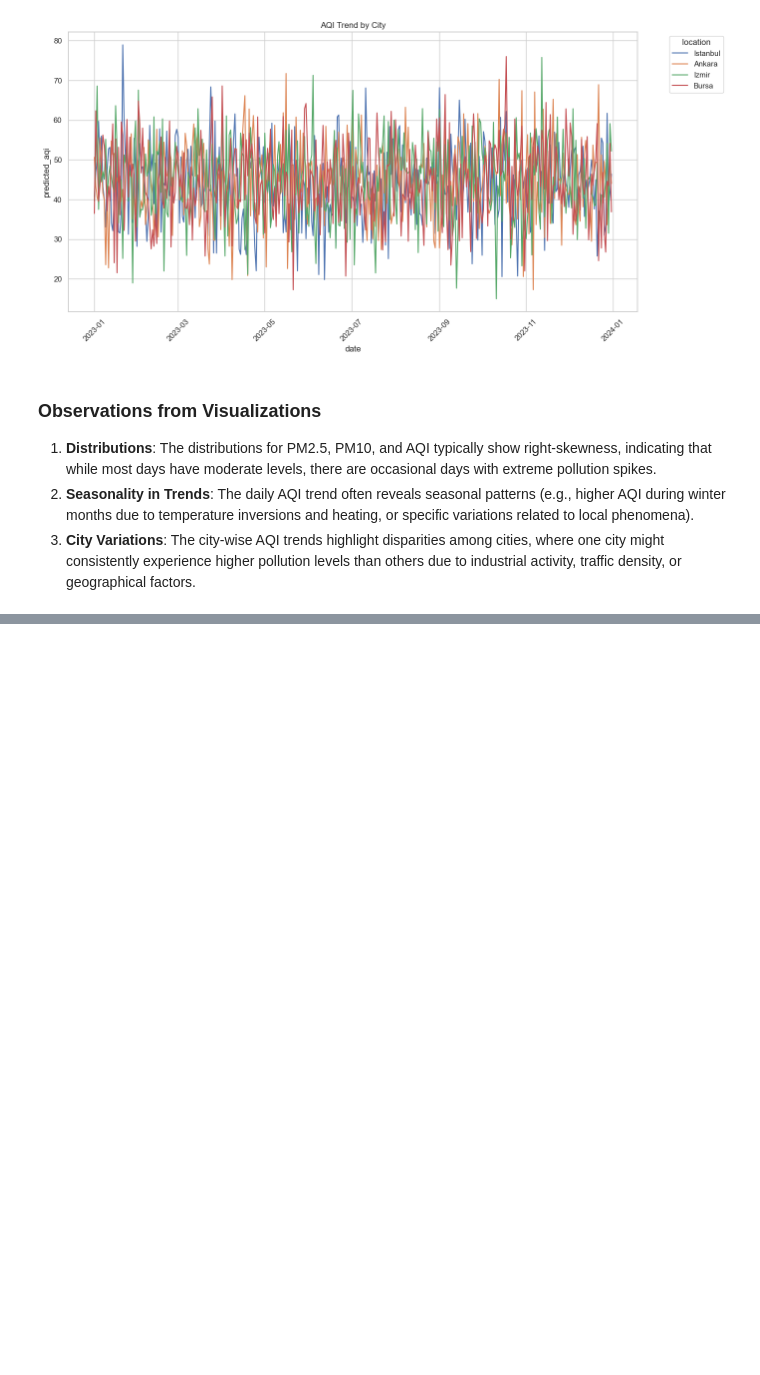
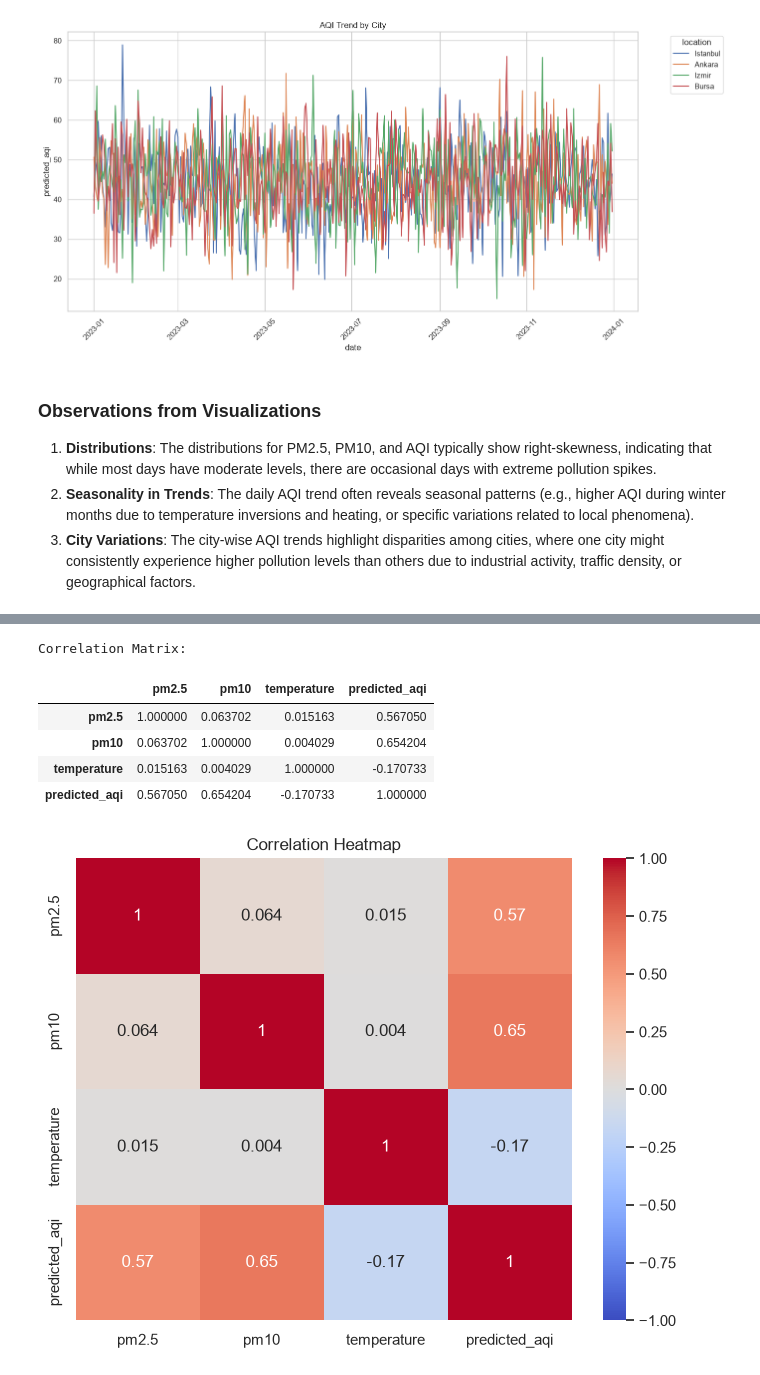
Before and after one commit to Smitvd22/Sem7-AiForSustainability, a Jupyter notebook: T2/air_quality_analysis.ipynb, the cells around one changed output, grey strips where cells are left out. Drawn from its saved outputs; the diff is of its cells as text; code cells hidden in the pictures; blank space fills up the shorter version.

```diff
--- a/T2/air_quality_analysis.ipynb
+++ b/T2/air_quality_analysis.ipynb
@@ -176,0 +238,21 @@ else:
+# %%
+# Calculate the correlation matrix
+cols_for_corr = ['pm2.5', 'pm10', 'temperature', 'predicted_aqi']
+corr_matrix = df[cols_for_corr].corr()
+
+print("Correlation Matrix:")
+display(corr_matrix)
+
+# Create a heatmap
+plt.figure(figsize=(8, 6))
+sns.heatmap(corr_matrix, annot=True, cmap='coolwarm', vmin=-1, vmax=1)
+plt.title('Correlation Heatmap')
+plt.show()
+# %% [output]
+Correlation Matrix:
+|  | pm2.5 | pm10 | temperature | predicted_aqi |
+| pm2.5 | 1.000000 | 0.063702 | 0.015163 | 0.567050 |
+| pm10 | 0.063702 | 1.000000 | 0.004029 | 0.654204 |
+| temperature | 0.015163 | 0.004029 | 1.000000 | -0.170733 |
+| predicted_aqi | 0.567050 | 0.654204 | -0.170733 | 1.000000 |
+[figure, added]
```
Also changed, not shown: parts of 6 cells of this notebook, 4 other files.
